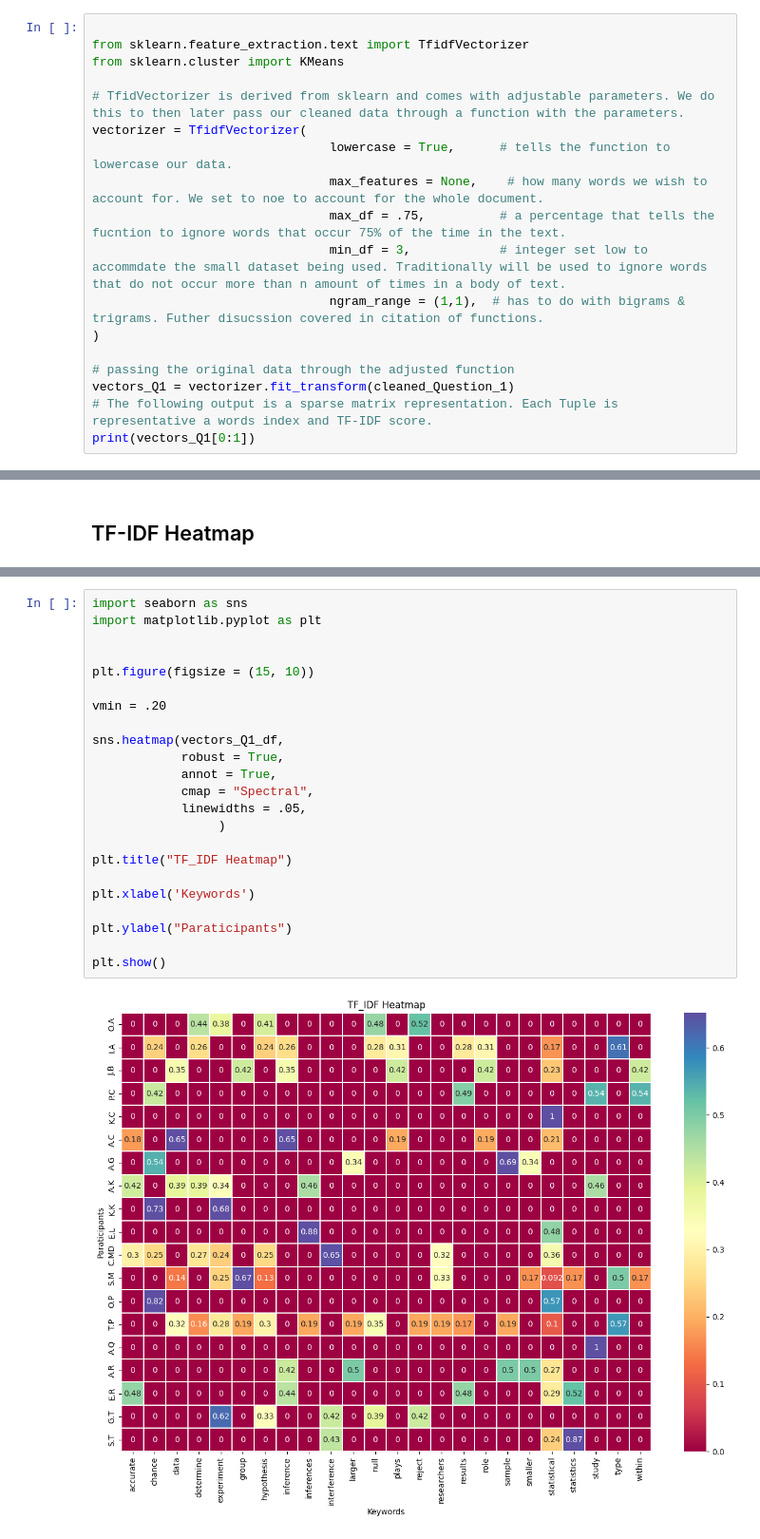
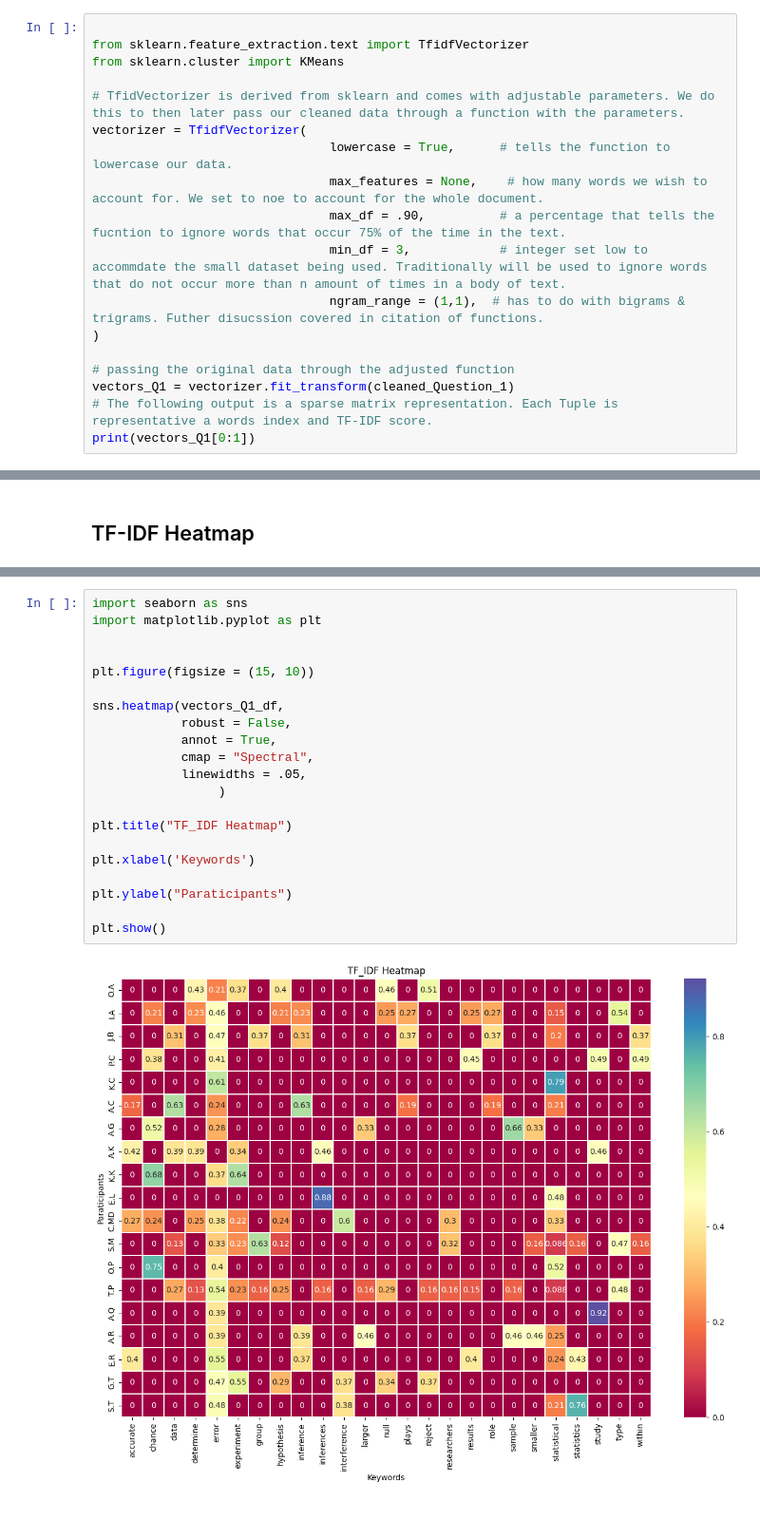
Before and after one commit to IsaiasPrez1003/TF-IDF-Stats-Topic-Modeling, a Jupyter notebook: TF-IDF scripts/TM_Q1.ipynb, the cells around one changed output, grey strips where cells are left out. Shown at 95% size. Cells and saved outputs as stored; diff of their text form.

```diff
--- a/TF-IDF scripts/TM_Q1.ipynb
+++ b/TF-IDF scripts/TM_Q1.ipynb
@@ -142,7 +142,7 @@ from sklearn.cluster import KMeans
 vectorizer = TfidfVectorizer(
                                 lowercase = True,      # tells the function to lowercase our data.
                                 max_features = None,    # how many words we wish to account for. We set to noe to account for the whole document.
-                                max_df = .75,          # a percentage that tells the fucntion to ignore words that occur 75% of the time in the text.
+                                max_df = .90,          # a percentage that tells the fucntion to ignore words that occur 75% of the time in the text.
                                 min_df = 3,            # integer set low to accommdate the small dataset being used. Traditionally will be used to ignore words that do not occur more than n amount of times in a body of text.
                                 ngram_range = (1,1),  # has to do with bigrams & trigrams. Futher disucssion covered in citation of functions.
 )
@@ -358,25 +382,23 @@ vectors_Q1_df.index = ID_code
 # %%
 import seaborn as sns
 import matplotlib.pyplot as plt
 
 
 plt.figure(figsize = (15, 10))
 
-vmin = .20
-
 sns.heatmap(vectors_Q1_df,
-            robust = True,
+            robust = False,
             annot = True,
             cmap = "Spectral",
             linewidths = .05,
                  )
 
 plt.title("TF_IDF Heatmap")
 
 plt.xlabel('Keywords')
 
 plt.ylabel("Paraticipants")
 
 plt.show()
 # %% [output]
-[figure, old version]
+[figure, new version]
```
Also changed, not shown: parts of 7 cells of this notebook, 2 other files.
